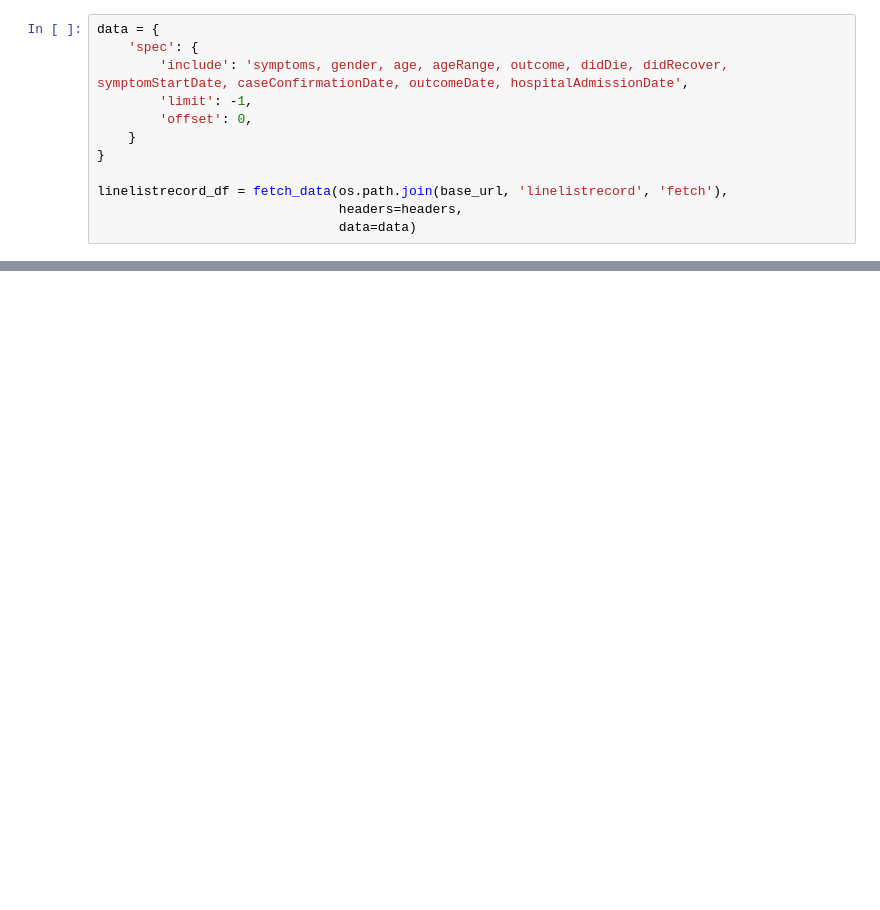
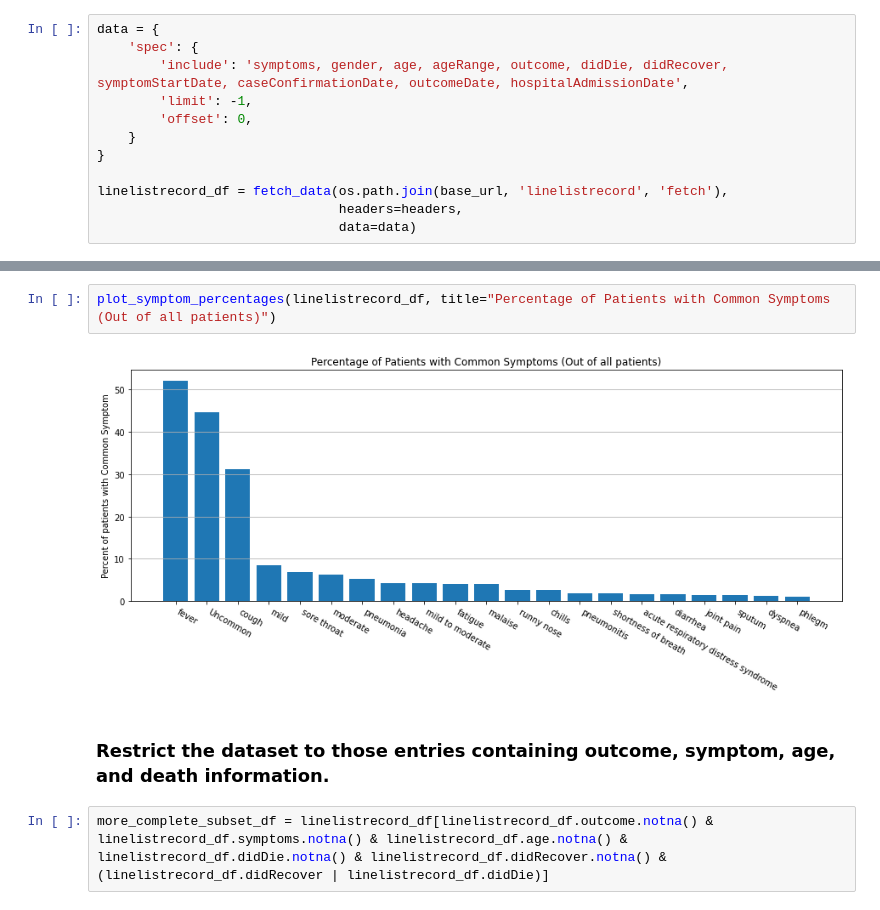
Before and after one commit to c3aidti/EpidemiologyExample, a Jupyter notebook: python/EpidemiologyExample.ipynb, the cells around one changed output, grey strips where cells are left out. Drawn from its saved outputs; the diff is of its cells as text; blank space fills up the shorter version.

```diff
--- a/python/EpidemiologyExample.ipynb
+++ b/python/EpidemiologyExample.ipynb
@@ -80,0 +194,8 @@ plt.show()
+# %%
+plot_symptom_percentages(linelistrecord_df, title="Percentage of Patients with Common Symptoms (Out of all patients)")
+# %% [output]
+[figure, added]
+# %% [markdown]
+### Restrict the dataset to those entries containing outcome, symptom, age, and death information.
+# %%
+more_complete_subset_df = linelistrecord_df[linelistrecord_df.outcome.notna() & linelistrecord_df.symptoms.notna() & linelistrecord_df.age.notna() & linelistrecord_df.didDie.notna() & linelistrecord_df.didRecover.notna() & (linelistrecord_df.didRecover | linelistrecord_df.didDie)]
```
Also changed, not shown: parts of 20 cells of this notebook.
